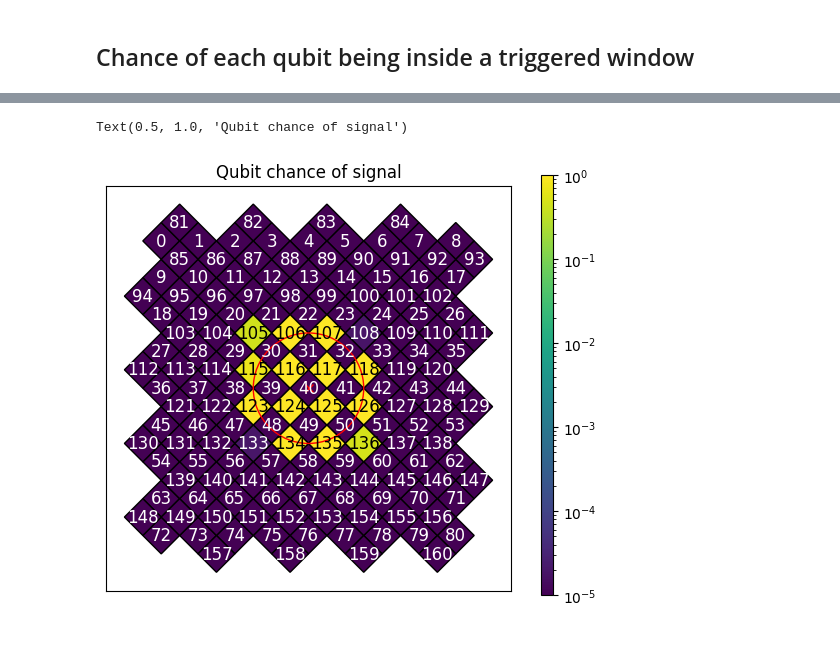
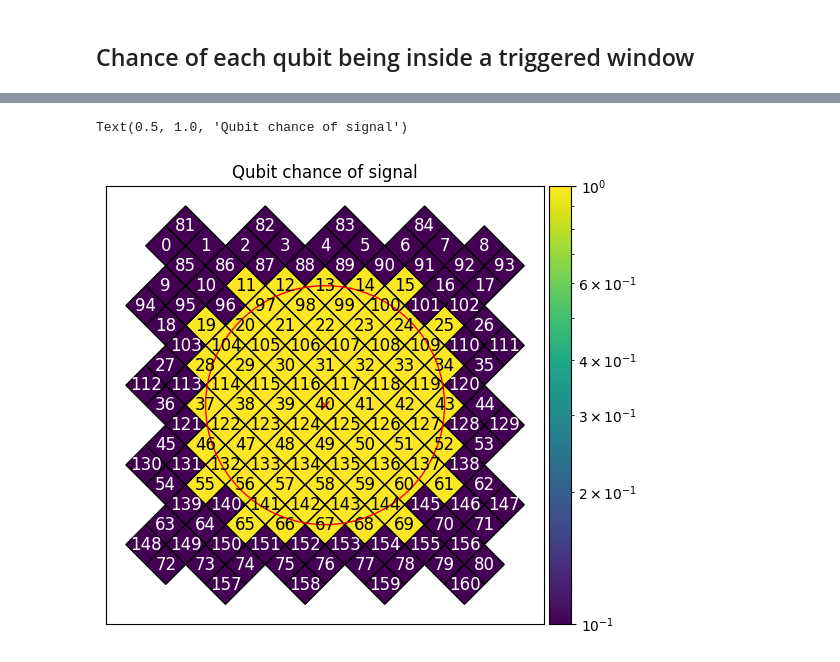
Before and after one commit to jasonchadwick/ray-delay, a Jupyter notebook: experiments/02_detecting_rays.ipynb, the cells around one changed output, grey strips where cells are left out. Drawn from its saved outputs; the diff is of its cells as text; code cells hidden in the pictures.

```diff
--- a/experiments/02_detecting_rays.ipynb
+++ b/experiments/02_detecting_rays.ipynb
@@ -26,7 +26,7 @@ patch.patch.plot_qubit_vals()
 [figure]
 # %%
 ray_radius = 6
-ray_qubit = 40
+ray_qubit = center_qubit
 # %% [markdown]
 # Getting baseline and cosmic-ray-induced detector fractions
 # %%
@@ -160,8 +160,8 @@ cycles_per_distillation = 6*dm
 max_latency = cycles_per_distillation
 
 fprs = [1e-7, 1e-9, 1e-11]
-for temporal_window_size in [10,100]:
-    for spatial_size in [1,6,2*dz]:
+for temporal_window_size in [6*dm]:
+    for spatial_size in [1,2,6,2*dz]:
         detector_windows = _initialize_windows(patch.patch.device, spatial_size)
 
         signal_rates = np.zeros((len(fprs), max_latency, len(detector_windows)))
@@ -246,7 +242,7 @@ max_latency = cycles_per_distillation
 
 thresholds = [1-1e-11, 1-1e-13, 1-1e-15, 1-1e-16]
 temporal_window_size = 50
-spatial_size = 1
+spatial_size = 2
 
 # just using it for its windows
 detector_windows = _initialize_windows(patch.patch.device, spatial_size)
@@ -325,12 +321,17 @@ What is the cost function here? Want to maximize
 # %% [markdown]
 ## Chance of each qubit being inside a triggered window
 # %%
-qubit_no_signal_rates = np.ones((len(thresholds), max_latency, len(detector_windows), len(patch.patch.all_qubits)), dtype=mpmath.mpf)
+qubit_no_signal_rates = np.ones((len(thresholds), max_latency, len(patch.patch.all_qubits)), dtype=mpmath.mpf)
 for i,threshold in enumerate(thresholds):
     for latency in range(1, max_latency+1):
         j = latency - 1
         for k,window in enumerate(detector_windows):
             signal_rate = signal_rates[i,j,k]
             for q in window:
-                qubit_no_signal_rates[i,j,k,q] = (1-signal_rate)
-qubit_no_signal_rates = np.prod(qubit_no_signal_rates, axis=(1,2))
+                # measure qubit
+                qubit_no_signal_rates[i,j,q] *= (1-signal_rate)
+                # data qubits
+                for data_q in patch.patch.qubit_name_dict[q].data_qubits:
+                    if data_q is not None:
+                        qubit_no_signal_rates[i,j,data_q.idx] *= (1-signal_rate)
+qubit_no_signal_rates = np.prod(qubit_no_signal_rates, axis=(1))
@@ -344,8 +338,8 @@ plt.hist(np.maximum(-20, np.log10((1-qubit_no_signal_rates)[-1].astype(float))))
 # %%
-ax = patch.patch.plot_qubit_vals(np.maximum(1e-5, (1-qubit_no_signal_rates)[-1].astype(float)), norm=mpl.colors.LogNorm)
+ax,_ = patch.patch.plot_qubit_vals(np.maximum(1e-1, (1-qubit_no_signal_rates)[-1].astype(float)), norm=mpl.colors.LogNorm)
 ax.add_patch(plt.Circle((patch.patch.qubit_name_dict[ray_qubit].coords[1], patch.patch.qubit_name_dict[ray_qubit].coords[0]), ray_radius, color='r', fill=False))
 ax.plot([patch.patch.qubit_name_dict[ray_qubit].coords[1]], [patch.patch.qubit_name_dict[ray_qubit].coords[0]], 'x', color='r')
 ax.set_title('Qubit chance of signal')
 # %% [output]
 Text(0.5, 1.0, 'Qubit chance of signal')
-[figure, old version]
+[figure, new version]
```
Also changed, not shown: parts of 11 cells of this notebook, 28 other files.
